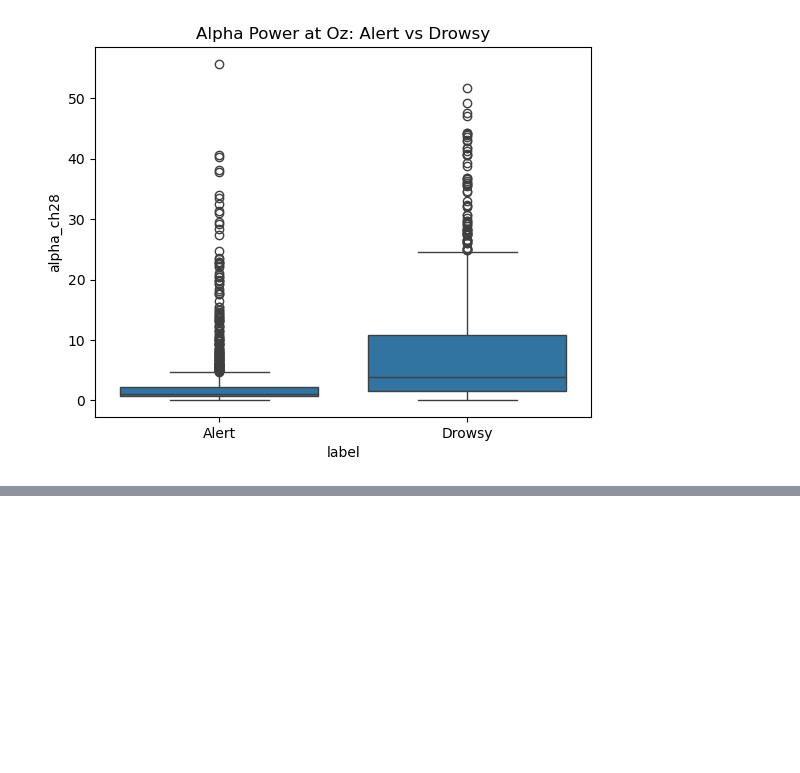
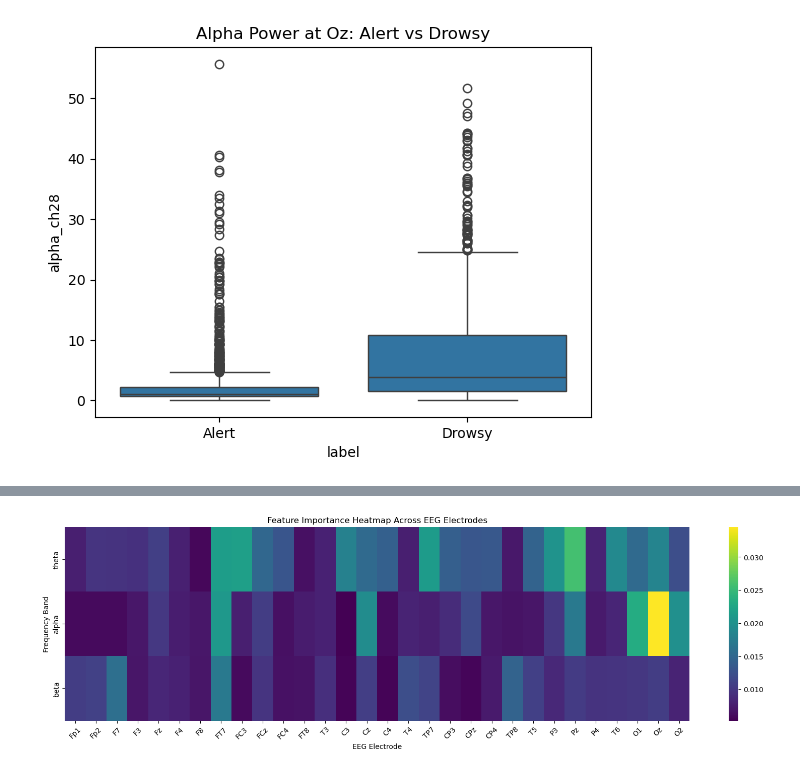
Before and after one commit to saalemybo/eeg-attention-analysis, a Jupyter notebook: analysis/phase2viz.ipynb, the cells around one changed output, grey strips where cells are left out. Saved outputs shown, nothing was run; the diff lists cells and outputs as text; code cells hidden in the pictures; blank space fills up the shorter version.

```diff
--- a/analysis/phase2viz.ipynb
+++ b/analysis/phase2viz.ipynb
@@ -210,0 +314,29 @@ plt.show()
+# %%
+heatmap_data = pd.DataFrame(
+    0,
+    index=["theta", "alpha", "beta"],
+    columns=range(30)
+)
+
+for feature, importance in importances.items():
+    if "_ch" in feature:
+        band, ch = feature.split("_ch")
+        heatmap_data.loc[band, int(ch)] = importance
+
+# Rename columns for visualization only
+heatmap_data.columns = [channel_names[i] for i in heatmap_data.columns]
+
+# Plot renamed heatmap
+plt.figure(figsize=(20, 5))
+sns.heatmap(heatmap_data, cmap="viridis")
+
+plt.title("Feature Importance Heatmap Across EEG Electrodes")
+plt.xlabel("EEG Electrode")
+plt.ylabel("Frequency Band")
+
+# Rotate labels for readability
+plt.xticks(rotation=45)
+
+plt.show()
+# %% [output]
+[figure, added]
```
Also changed, not shown: parts of 3 cells of this notebook.
